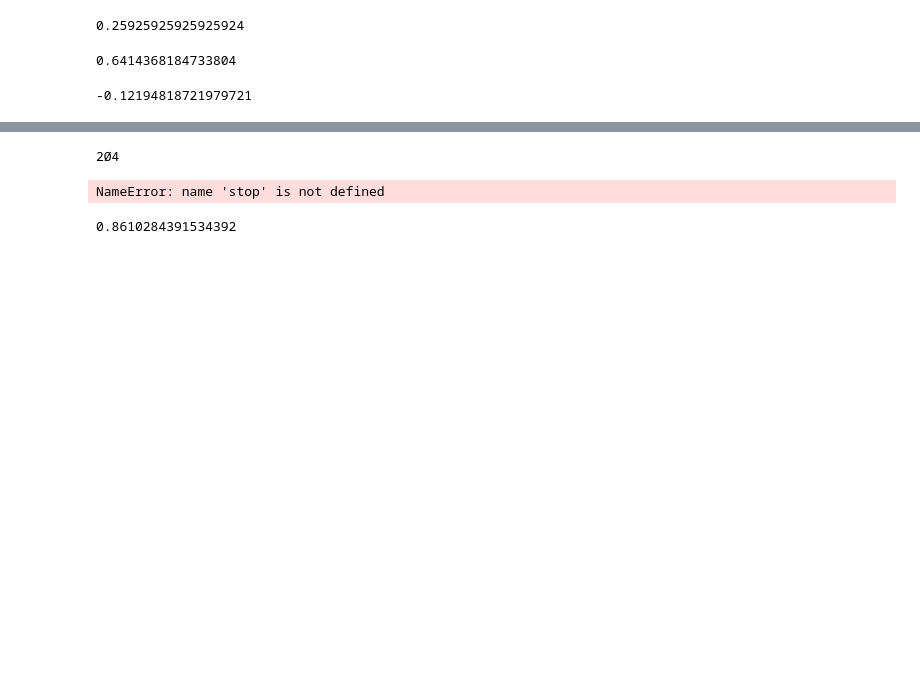
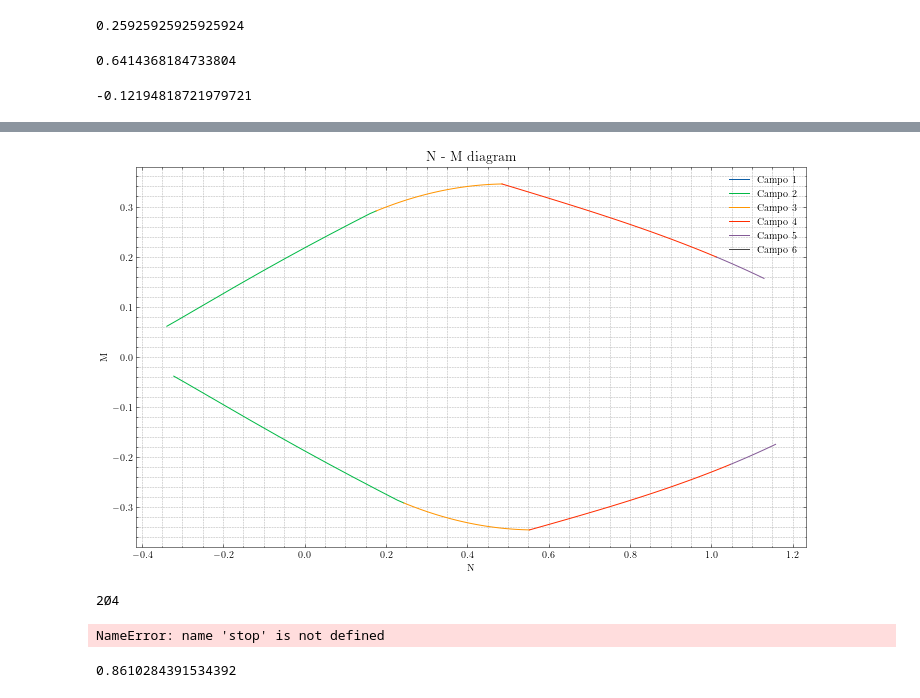
Before and after one commit to sononicola/Design-of-Concrete-Structures, a Jupyter notebook: M - N interaction diagram.ipynb, the cells around one changed output, grey strips where cells are left out. Cells and saved outputs as stored; diff of their text form; code cells hidden in the pictures; blank space fills up the shorter version.

```diff
--- a/M - N interaction diagram.ipynb
+++ b/M - N interaction diagram.ipynb
@@ -80,7 +79,7 @@ def lamb_2(xi):
 # %%
 def strainDistribution(As,As1) -> dict[dict]:
     """
-    Return a dictionary of dictionaries for each stain range (1-6) with numpy arrays of M, N, mu, nu values
+    Return a dictionary with dictionaries for stain ranges (1-6), each with numpy arrays of M, N, mu and nu values
 
     Example:
     As = 1407
@@ -91,6 +90,16 @@ def strainDistribution(As,As1) -> dict[dict]:
     dic = {}
     fcd = fck * 0.85 / 1.5
     fyd = fyk/1.15
+
+    # ---------------------------------------------------------------------
+    # ------------------------------ CAMPO 1 ------------------------------
+    # ---------------------------------------------------------------------
+
+    strainRange = "1"
+    dic[strainRange]={}
+    M, N, nu, mu = np.array([]),np.array([]),np.array([]),np.array([])
+
+    storeToDict(dic,strainRange,N,M,nu,mu)
 
     # ---------------------------------------------------------------------
     # ------------------------------ CAMPO 2 ------------------------------
@@ -201,7 +210,16 @@ def strainDistribution(As,As1) -> dict[dict]:
     mu = M/(b*d**2*fcd)
 
     storeToDict(dic,strainRange,N,M,nu,mu)
-    # ------------------------------------
+
+    # ---------------------------------------------------------------------
+    # ------------------------------ CAMPO 6 ------------------------------
+    # ---------------------------------------------------------------------
+
+    strainRange = "6"
+    dic[strainRange]={}
+    M, N, nu, mu = np.array([]),np.array([]),np.array([]),np.array([])
+
+    storeToDict(dic,strainRange,N,M,nu,mu)
 
     return dic
 # %%
@@ -281,3 +326,8 @@ interaction_diagram_multiple(mult, NM = False) # , NM_values=[[1,3],[2,6]]
+# %%
+fig, ax = interaction_diagram_single(MN_up,MN_down, NM=True)
+plt.show()
+# %% [output]
+[figure, added]
 # %%
 from dataclasses import dataclass
 
```
Also changed, not shown: parts of 7 cells of this notebook.
